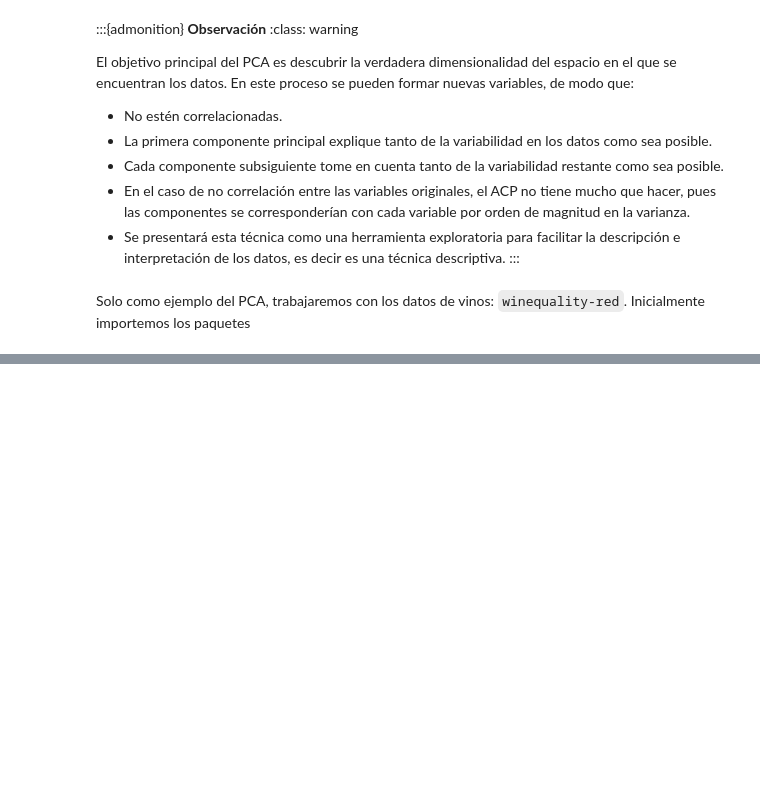
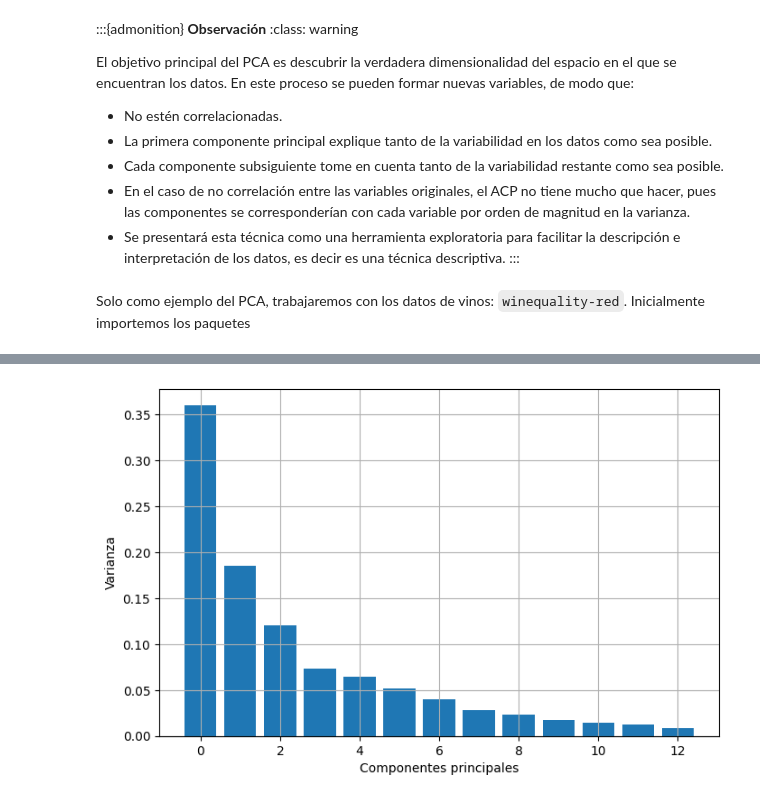
Before and after one commit to cdeoroaguado/jbook_ml202430, a Jupyter notebook: _sources/modulo_3.ipynb, the cells around one changed output, grey strips where cells are left out. Saved outputs shown, nothing was run; the diff lists cells and outputs as text; code cells hidden in the pictures; blank space fills up the shorter version.

```diff
--- a/_sources/modulo_3.ipynb
+++ b/_sources/modulo_3.ipynb
@@ -1814,0 +1882,3 @@ from sklearn.decomposition import PCA
+# %%
+# Dividir el conjunto de datos en entrenamiento y conjunto de testing
+X_train, X_test, y_train, y_test = train_test_split(X, y,test_size=0.2, stratify=y, random_state=0)
@@ -1814,0 +1896,7 @@ from sklearn.decomposition import PCA
+# %%
+# Escalar las variables y establecer los valores en una nueva variabl
+scaler = StandardScaler()
+
+# Estandaizamos los datos X_scaled_train y X_scaled_test
+X_scaled_train = scaler.fit_transform(X_train)
+X_scaled_test = scaler.transform(X_test)
@@ -1814,0 +1936,15 @@ from sklearn.decomposition import PCA
+# %%
+# Obtener nuestros ratios de varianza explicada de PCA utilizando todas las características.
+pca = PCA()
+pca.fit(X_scaled_train)
+exp_variance = pca.explained_variance_ratio_
+
+# Graficar la varianza explicada utilizando un gráfico de barras.
+plt.figure(figsize=(8, 5))
+plt.bar(range(pca.n_components_), exp_variance)
+plt.ylabel('Varianza')
+plt.xlabel('Componentes principales')
+plt.grid()
+plt.show()
+# %% [output]
+[figure, added]
```
Also changed, not shown: parts of 64 cells of this notebook, 30 other files.
